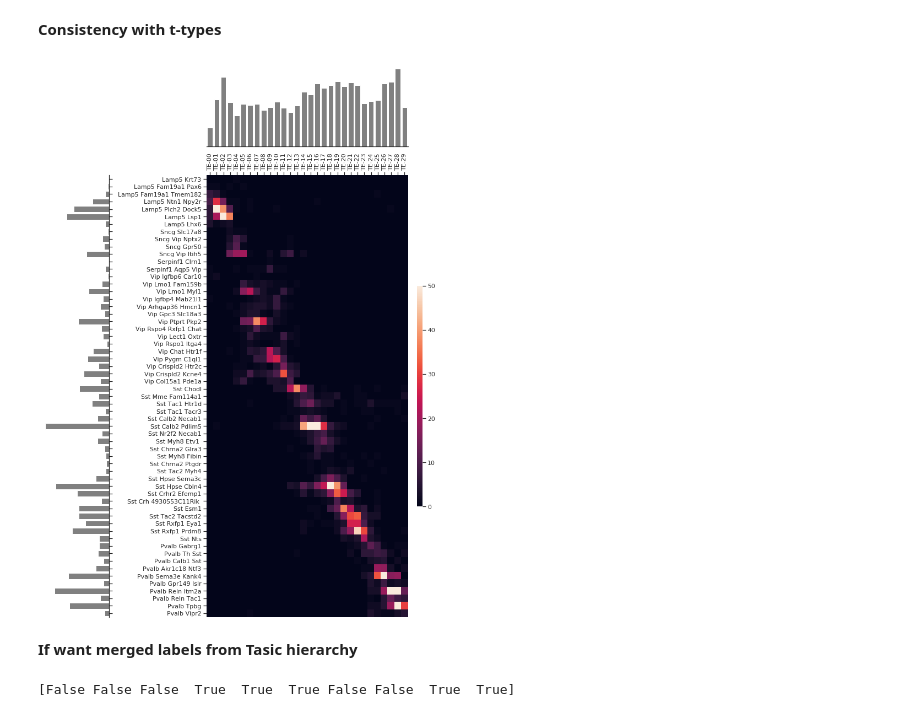
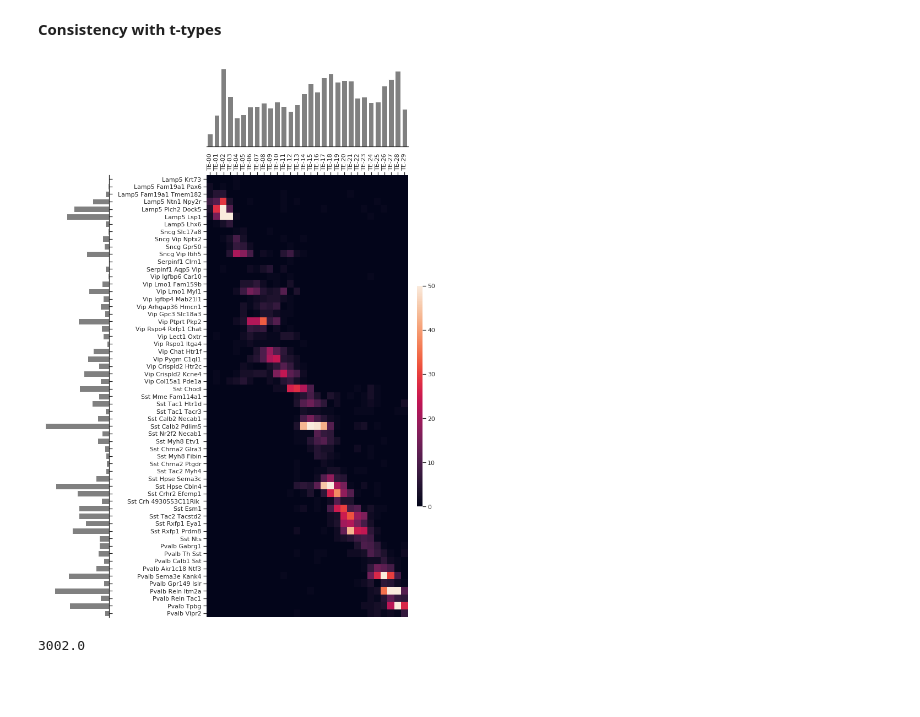
Before and after one commit to AllenInstitute/coupledAE-patchseq, a Jupyter notebook: analysis_denovo_clustering.ipynb, the cells around one changed output. Saved outputs shown, nothing was run; the diff lists cells and outputs as text; code cells hidden in the pictures; blank space fills up the shorter version.

Commit message:
QDA baseline results added. Scripts for comparison with reference hierarchy added

```diff
--- a/analysis_denovo_clustering.ipynb
+++ b/analysis_denovo_clustering.ipynb
@@ -241,0 +287,4 @@ t_types = [x[1] for x in t_types]
+# %%
+n_required_classes = np.unique(O['cluster']).size
+t_type_labels,t_types = get_merged_ordered_classes(data_labels=O['cluster'].copy(),
+                                                         n_required_classes=n_required_classes)
@@ -242,5 +293,5 @@ t_types = [x[1] for x in t_types]
 # %%
-C = confusion(a=O['cluster'].copy()[CVdict[cv]['train_ind']],
+C = confusion(a=t_type_labels.copy()[CVdict[cv]['train_ind']],
               b=CVdict[cv]['ccT_lbl'][CVdict[cv]['train_ind']],
               unique_a=t_types,
               unique_b=np.arange(best_n_components))
@@ -270,7 +321,7 @@ custom_heatmap(M=C_ordered,
 # %%
 with timebudget('Assignment: '):
     for cv in CVdict.keys():
-        C = confusion(a=O['cluster'].copy()[CVdict[cv]['train_ind']],
+        C = confusion(a=t_type_labels.copy()[CVdict[cv]['train_ind']],
                       b=CVdict[cv]['ccT_lbl'][CVdict[cv]['train_ind']],
                       unique_a=t_types,
                       unique_b=np.arange(best_n_components))
@@ -299,7 +350,7 @@ Combined_ccT_lbl = []
 Combined_ccE_lbl = []
 for cv in CVdict.keys():
 
-    C = confusion(a=O['cluster'].copy()[CVdict[cv]['val_ind']],
+    C = confusion(a=t_type_labels.copy()[CVdict[cv]['val_ind']],
                           b=CVdict[cv]['ccT_lbl_matched'][CVdict[cv]['val_ind']],
                           unique_a=t_types,
                           unique_b=np.arange(best_n_components))
@@ -341,16 +392,14 @@ custom_heatmap(M=Combined_C_consistency,
 # %%
 TE_labels_denovo = ['TE-{:02d}'.format(n) for n in np.arange(0,best_n_components).tolist()]
 #ax = sns.heatmap(Combined_C,annot=False,vmin=0,vmax=10,cbar_kws={"aspect":30,"shrink":.9})
 custom_heatmap(M=Combined_C_t_type,
                 xlabels=TE_labels_denovo,
                 ylabels=t_types,
                 xdat=Combined_ccT_lbl,
                 xdat_label_order= np.arange(0,best_n_components),
-                ydat=O['cluster'],
+                ydat=t_type_labels,
                 ydat_label_order=t_types,
                 fig_width=10,fig_height=14,
                 vmin=0,vmax=50)
 # %% [output]
-[figure, old version]
+[figure, new version]
-# %% [markdown]
-**If want merged labels from Tasic hierarchy**
@@ -378,3 +406,7 @@ plt.tight_layout()
+# %%
+np.sum(Combined_C_t_type.sum(axis=1))
+# %% [output]
+3002.0
 # %%
 def set_ME_labels(O):
     import scipy.io as sio
@@ -395,11 +427,3 @@ def set_ME_labels(O):
         if np.sum(set_ind)==1:
             O['ME_cluster'][O['E_spec_id_label']==e] = MEdict['cluster'][set_ind]
     return O
-# %%
-#Unusual python behavior:
-X = np.random.rand(10,10)
-Xnorm = np.divide(X,np.expand_dims(np.sum(X,axis=1),-1))
-print(np.sum(Xnorm,axis=1)==1.0)
-#--> use: np.allclose
-# %% [output]
-[False False False  True  True  True False False  True  True]
```
Also changed, not shown: parts of 17 cells of this notebook, 7 other files.
